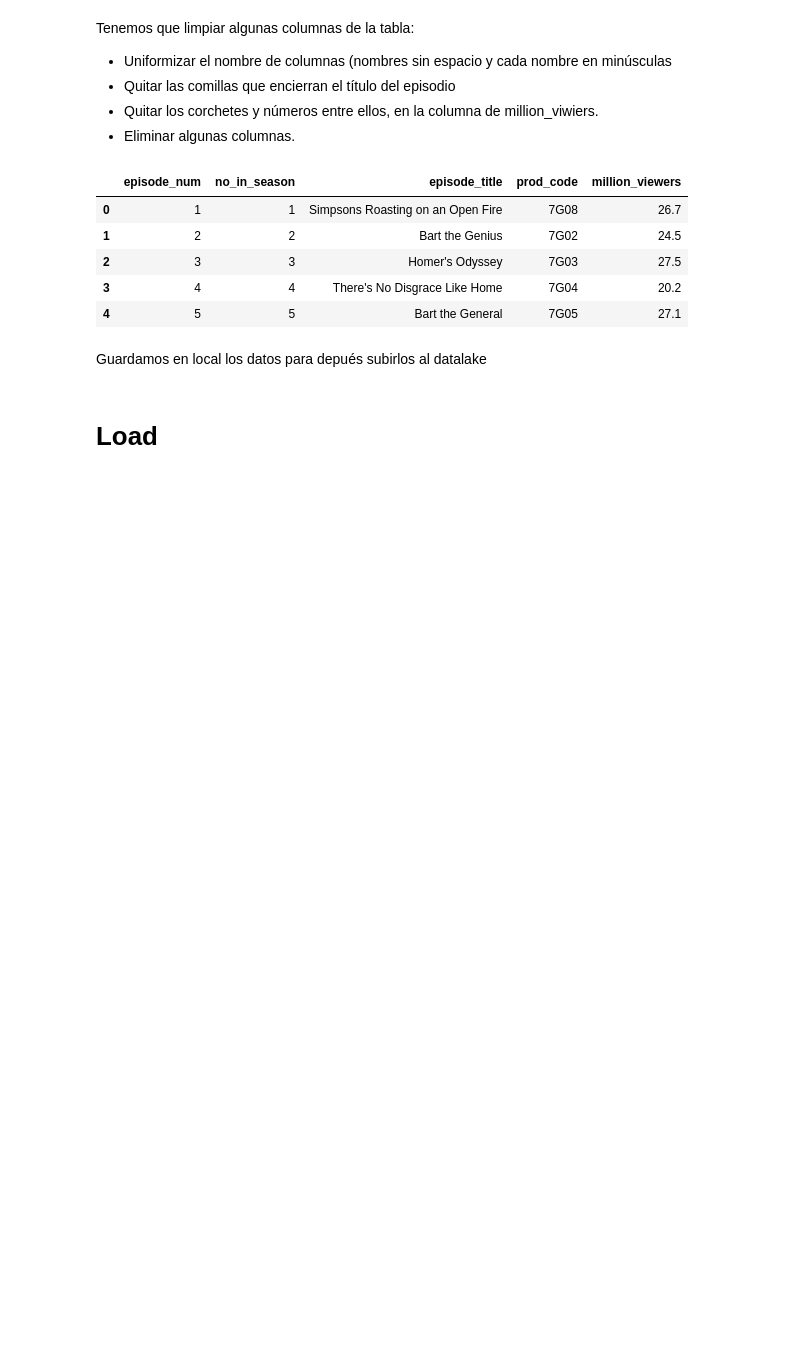
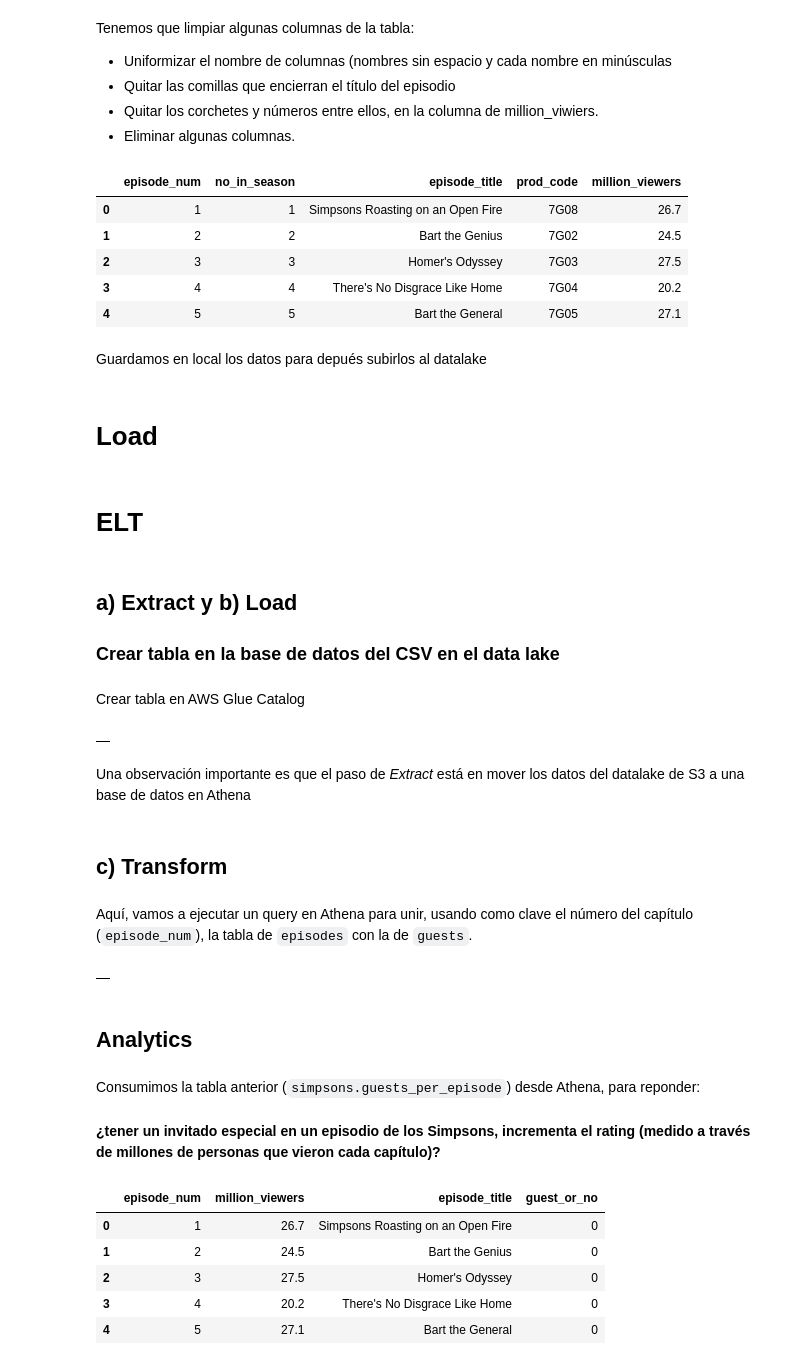
Before and after one commit to David-Damian/The-Simpson-Episode-Analysis, a Jupyter notebook: tarea06.ipynb, the cells around one changed output. Cells and saved outputs as stored; diff of their text form; code cells hidden in the pictures; blank space fills up the shorter version.

Commit message:
analytics terminado

```diff
--- a/tarea06.ipynb
+++ b/tarea06.ipynb
@@ -148 +146,7 @@ BUCKET_NAME = 'itam-analytics-david'
 s3.upload_file(Filename="simpsons/raw/simpsons_episodes.csv", Bucket=BUCKET_NAME, Key="simpsons/raw/episodes/simpsons_episodes.csv")
+# %% [markdown]
+# ELT
+# %% [markdown]
+## a) Extract y b) Load
+
+### Crear tabla en la base de datos del CSV en el data lake
@@ -148,0 +170,12 @@ s3.upload_file(Filename="simpsons/raw/simpsons_episodes.csv", Bucket=BUCKET_NAME
+# %% [markdown]
+Crear tabla en AWS Glue Catalog
+# %%
+wr.athena.read_sql_query(query, database="simpsons", ctas_approach=False)
+# %% [output]
+|  |
+# %% [markdown]
+Una observación importante es que el paso de *Extract* está en mover los datos del datalake de S3 a una base de datos en Athena
+# %% [markdown]
+## c) Transform
+# %% [markdown]
+Aquí, vamos a ejecutar un query en Athena para unir, usando como clave el número del capítulo (`episode_num`), la tabla de `episodes` con la de `guests`.
@@ -148,0 +195,10 @@ s3.upload_file(Filename="simpsons/raw/simpsons_episodes.csv", Bucket=BUCKET_NAME
+# %%
+wr.athena.read_sql_query(query, database="simpsons", ctas_approach=False)
+# %% [output]
+|  |
+# %% [markdown]
+## Analytics
+# %% [markdown]
+Consumimos la tabla anterior (`simpsons.guests_per_episode`) desde Athena, para reponder:
+# %% [markdown]
+**¿tener un invitado especial en un episodio de los Simpsons, incrementa el rating (medido a través de millones de personas que vieron cada capítulo)?**
@@ -148,0 +211,26 @@ s3.upload_file(Filename="simpsons/raw/simpsons_episodes.csv", Bucket=BUCKET_NAME
+# %%
+import pandas as pd
+
+tbl_episodes_guests = (
+    tbl_guests_per_episode
+        # borrar registros con episodios duplicados
+        .drop_duplicates(subset=['episode_num'])
+        # columna que indica episodios que tuvieron invitados especiales o no
+        .assign(guest_or_no=(~tbl_guests_per_episode['guest_star'].isna()).fillna(0).astype(int))
+        # borrar columna con nombres de invitados especiales
+        .drop(columns='guest_star')
+        # convertir a numerica, la variable de millones de viewers
+        .assign(million_viewers=pd.to_numeric(tbl_guests_per_episode['million_viewers'], errors='coerce'))
+        .loc[lambda x: x['million_viewers'].notnull()]
+        .assign(million_viewers=lambda df_: df_.million_viewers.astype('float'))
+)
+
+
+tbl_episodes_guests.head()
+# %% [output]
+|  | episode_num | million_viewers | episode_title | guest_or_no |
+| 0 | 1 | 26.7 | Simpsons Roasting on an Open Fire | 0 |
+| 1 | 2 | 24.5 | Bart the Genius | 0 |
+| 2 | 3 | 27.5 | Homer's Odyssey | 0 |
+| 3 | 4 | 20.2 | There's No Disgrace Like Home | 0 |
+| 4 | 5 | 27.1 | Bart the General | 0 |
```
Also changed, not shown: parts of 28 cells of this notebook.
